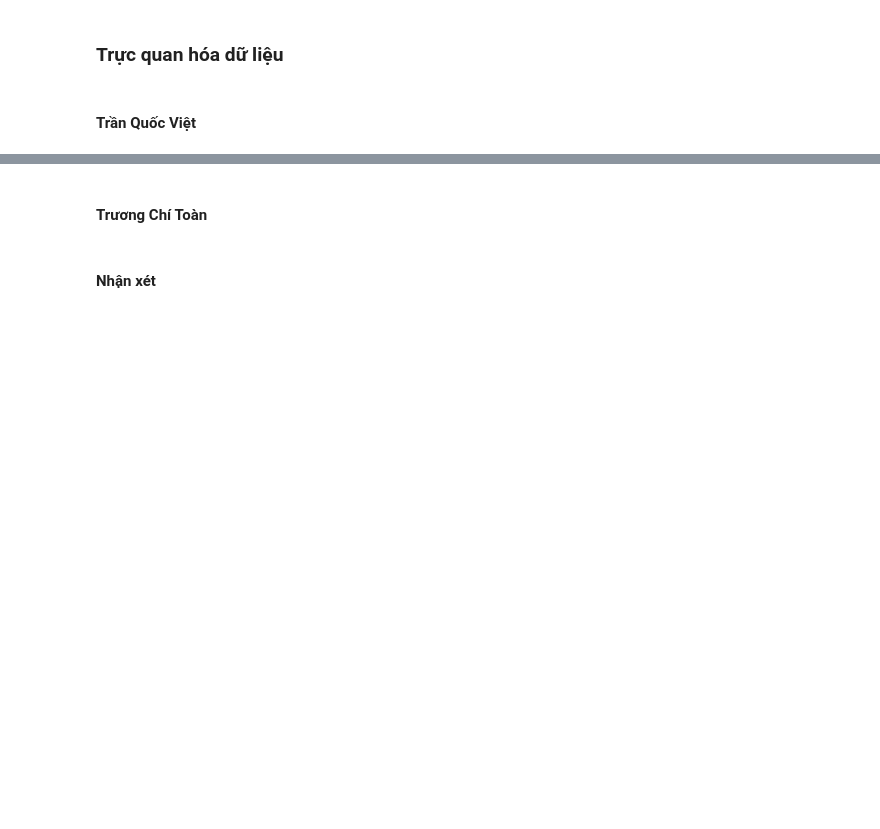
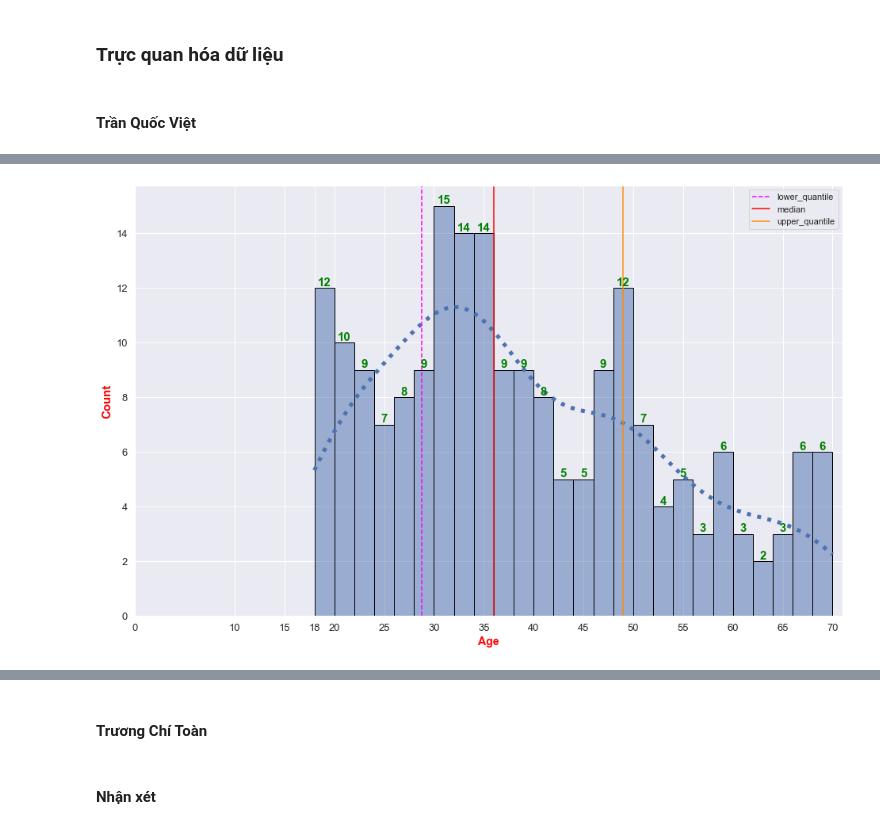
Before and after one commit to vietsimon/CLUSTERING-PROJECT, a Jupyter notebook: Project-3.ipynb, the cells around one changed output, grey strips where cells are left out. Saved outputs shown, nothing was run; the diff lists cells and outputs as text; code cells hidden in the pictures; blank space fills up the shorter version.

```diff
--- a/Project-3.ipynb
+++ b/Project-3.ipynb
@@ -123,0 +168,27 @@ mall_customers_df
+# %%
+lower_quantile_age=mall_customers_df['Age'].quantile(0.25)
+median_age=mall_customers_df['Age'].median()
+upper_quantile_age=mall_customers_df['Age'].quantile(0.75)
+# %%
+sns.set(style="darkgrid")
+plt.figure(figsize=(16,10))
+
+ax=sns.histplot(data=mall_customers_df, x="Age", kde=True,binwidth = 2,element="bars",edgecolor='black',\
+                line_kws= {'linestyle': 'dotted','lw': 5})
+
+ax.bar_label(ax.containers[0],color='green',fontsize=15,weight="bold")
+ax.set_xlim(16, 70)
+plt.xlim(18, 71)
+plt.xticks(b,fontsize=13)
+plt.yticks(rotation=0,fontsize=13)
+plt.xlabel('Age', fontsize=14,color='red',weight="bold")
+plt.ylabel('Count', fontsize=15,color='red',weight="bold")
+
+plt.axvline(lower_quantile_age, color='magenta', linestyle='--', label="lower_quantile")
+plt.axvline(median_age, color='red', linestyle='-', label="median")
+plt.axvline(upper_quantile_age, color='darkorange', label="upper_quantile")
+plt.savefig('output.png')
+plt.legend()
+plt.show()
+# %% [output]
+[figure, added]
```
Also changed, not shown: parts of 28 cells of this notebook.
